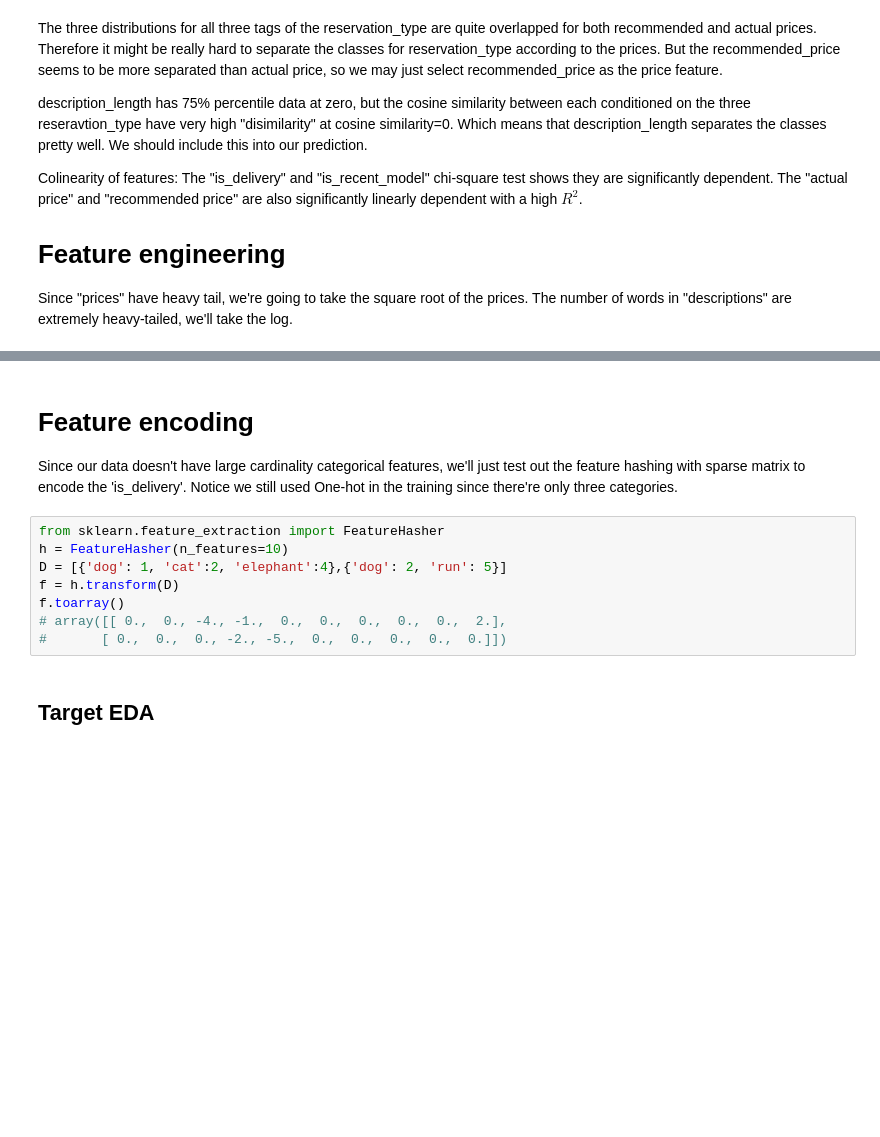
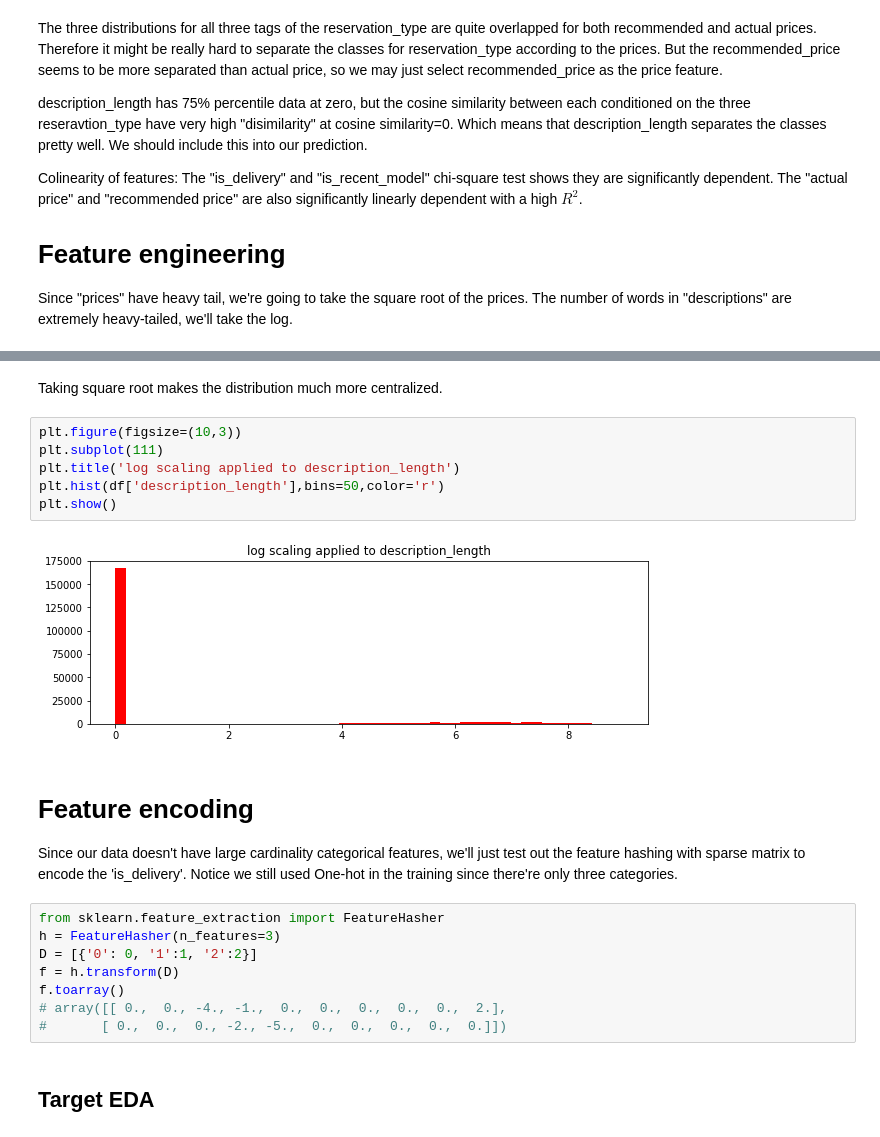
Before and after one commit to ginochen/Dual-branched_DNN_SVM, a Jupyter notebook: Dual_branched_DNN_SVM.ipynb, the cells around one changed output, grey strips where cells are left out. Cells and saved outputs as stored; diff of their text form; blank space fills up the shorter version.

```diff
--- a/Dual_branched_DNN_SVM.ipynb
+++ b/Dual_branched_DNN_SVM.ipynb
@@ -280,10 +292,20 @@ df['description_length'] = np.log(df['description_length'])
+# %% [markdown]
+Taking square root makes the distribution much more centralized.
+# %%
+plt.figure(figsize=(10,3))
+plt.subplot(111)
+plt.title('log scaling applied to description_length')
+plt.hist(df['description_length'],bins=50,color='r')
+plt.show()
+# %% [output]
+[figure, added]
 # %% [markdown]
 # Feature encoding
 Since our data doesn't have large cardinality categorical features, we'll just test out the feature hashing with sparse matrix to encode the 'is_delivery'. Notice we still used One-hot in the training since there're only three categories.
 # %%
 from sklearn.feature_extraction import FeatureHasher
-h = FeatureHasher(n_features=10)
-D = [{'dog': 1, 'cat':2, 'elephant':4},{'dog': 2, 'run': 5}]
+h = FeatureHasher(n_features=3)
+D = [{'0': 0, '1':1, '2':2}]
 f = h.transform(D)
 f.toarray()
 # array([[ 0.,  0., -4., -1.,  0.,  0.,  0.,  0.,  0.,  2.],
```
Also changed, not shown: parts of 5 cells of this notebook.
